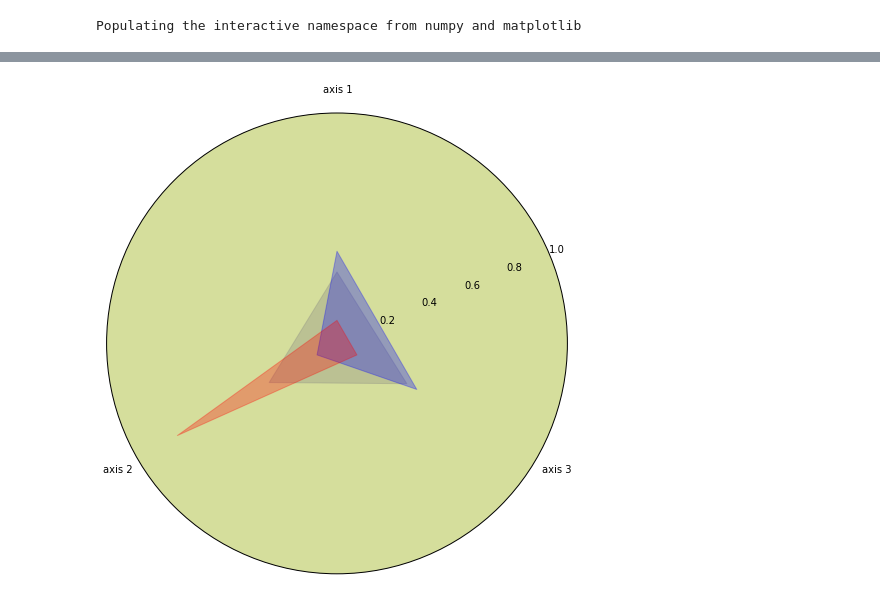
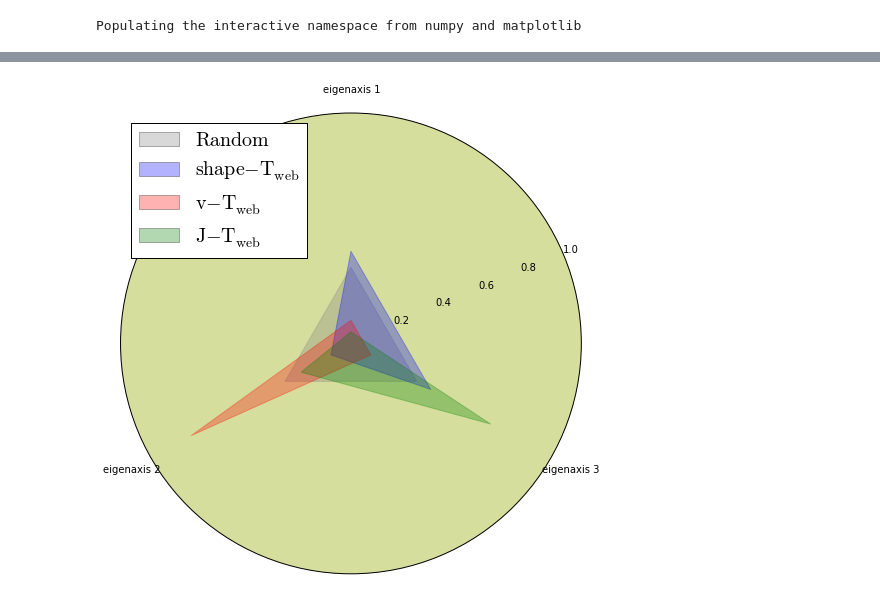
Before and after one commit to forero/Vweb-Tweb, a Jupyter notebook: code/alignments.ipynb, the cells around one changed output, grey strips where cells are left out. Drawn from its saved outputs; the diff is of its cells as text; code cells hidden in the pictures.

```diff
--- a/code/alignments.ipynb
+++ b/code/alignments.ipynb
@@ -55,22 +55,37 @@ ytips = [f_alpha,-f_beta*sin(pi/6.0),-f_gamma*sin(pi/6.0), f_alpha]
 # %%
 fig = figure(figsize=(8,8))
 ax = fig.add_axes([0.1, 0.1, 0.8, 0.8], polar=True, axisbg='#d5de9c')
 
-r= array([f_alpha, f_beta, f_gamma, f_alpha])
 theta = array([-pi/6.0, pi/2.0, 7.0*pi/6.0, -pi/6.0])
 
+r= array([0.33, 0.33, 0.33, 0.33])
 r_bis= array([0.40, 0.40, 0.10, 0.40])
 r_t= array([0.10, 0.10, 0.80, 0.10])
+r_g= array([0.70, 0.05, 0.25, 0.70])
+
 
 
 fill(theta, r, alpha=0.3, color='grey')
 fill(theta, r_bis, alpha=0.3, color='blue')
 fill(theta, r_t, alpha=0.3, color='red')
+fill(theta, r_g, alpha=0.3, color='green')
+
+
 ax.grid(False)
 ax.set_aspect(1.0)
 ax.set_rmax(1.0)
 angles = arange(0, 360,60) + 30.0
-labels = ('', 'axis 1', '', 'axis 2', '', 'axis 3', '')
+labels = ('', 'eigenaxis 1', '', 'eigenaxis 2', '', 'eigenaxis 3', '')
+
+p1 = Rectangle((0, 0), 1, 1, fc="grey", alpha=0.3)
+p2 = Rectangle((0, 0), 1, 1, fc="blue", alpha=0.3)
+p3 = Rectangle((0, 0), 1, 1, fc="red", alpha=0.3)
+p4 = Rectangle((0, 0), 1, 1, fc="green", alpha=0.3)
+
+
+ax.legend([p1, p2,p3,p4], ["$\mathrm{Random}$", "$\mathrm{shape-T_{web}}$","$\mathrm{v-T_{web}}$", "$\mathrm{J-T_{web}}$"],prop={'size':20},loc=2)
 thetalines, thetatext = thetagrids( angles, labels )
+
+savefig("test_circle.pdf")
 # %% [output]
-[figure, old version]
+[figure, new version]
```
Also changed, not shown: parts of 6 cells of this notebook.
